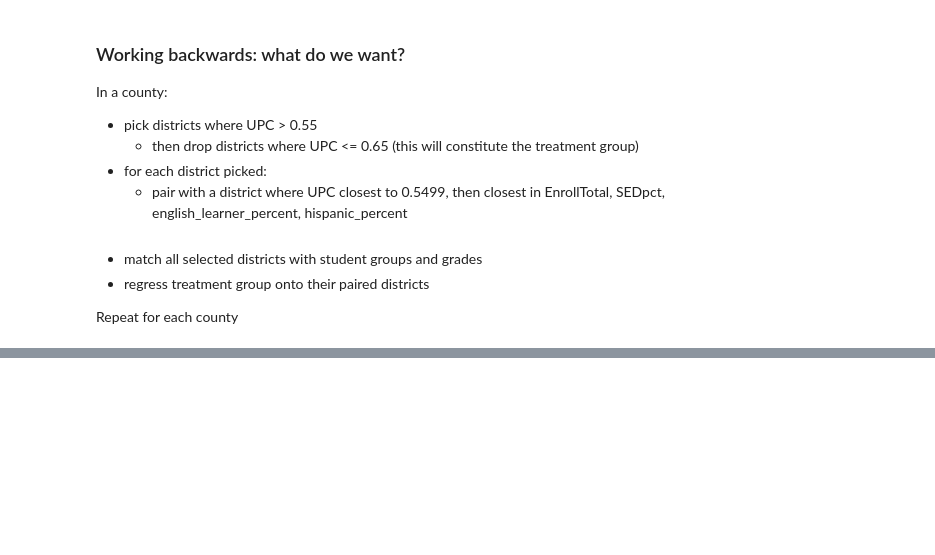
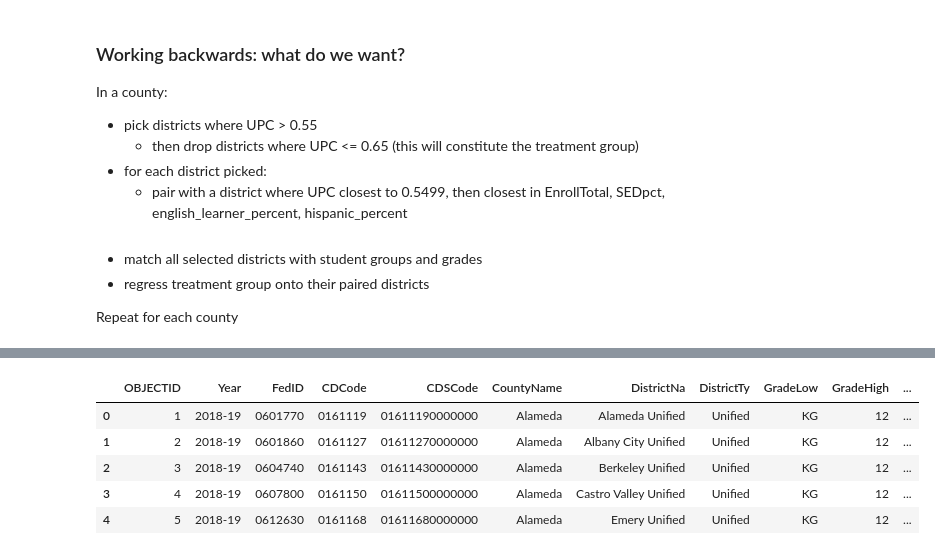
Before and after one commit to fiendskrah/finalcapstone, a Jupyter notebook: rdd.ipynb, the cells around one changed output, grey strips where cells are left out. Drawn from its saved outputs; the diff is of its cells as text; code cells hidden in the pictures; blank space fills up the shorter version.

```diff
--- a/rdd.ipynb
+++ b/rdd.ipynb
@@ -172,0 +328,9 @@ print(closest_value)
+# %%
+t.head()
+# %% [output]
+|  | OBJECTID | Year | FedID | CDCode | CDSCode | CountyName | DistrictNa | DistrictTy | GradeLow | GradeHigh | ... |
+| 0 | 1 | 2018-19 | 0601770 | 0161119 | 01611190000000 | Alameda | Alameda Unified | Unified | KG | 12 | ... |
+| 1 | 2 | 2018-19 | 0601860 | 0161127 | 01611270000000 | Alameda | Albany City Unified | Unified | KG | 12 | ... |
+| 2 | 3 | 2018-19 | 0604740 | 0161143 | 01611430000000 | Alameda | Berkeley Unified | Unified | KG | 12 | ... |
+| 3 | 4 | 2018-19 | 0607800 | 0161150 | 01611500000000 | Alameda | Castro Valley Unified | Unified | KG | 12 | ... |
+| 4 | 5 | 2018-19 | 0612630 | 0161168 | 01611680000000 | Alameda | Emery Unified | Unified | KG | 12 | ... |
```
Also changed, not shown: parts of 18 cells of this notebook, 18 other files.
